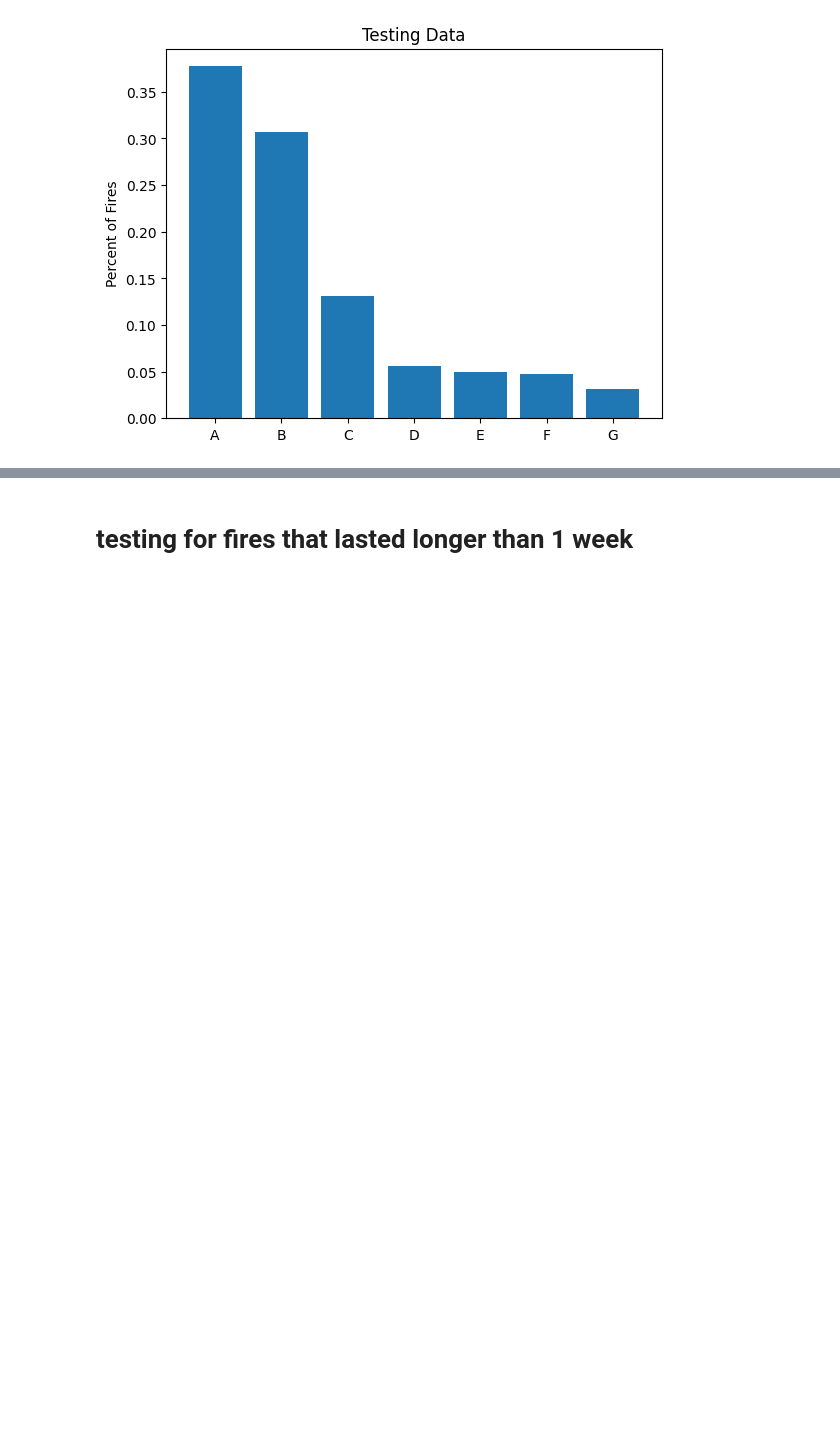
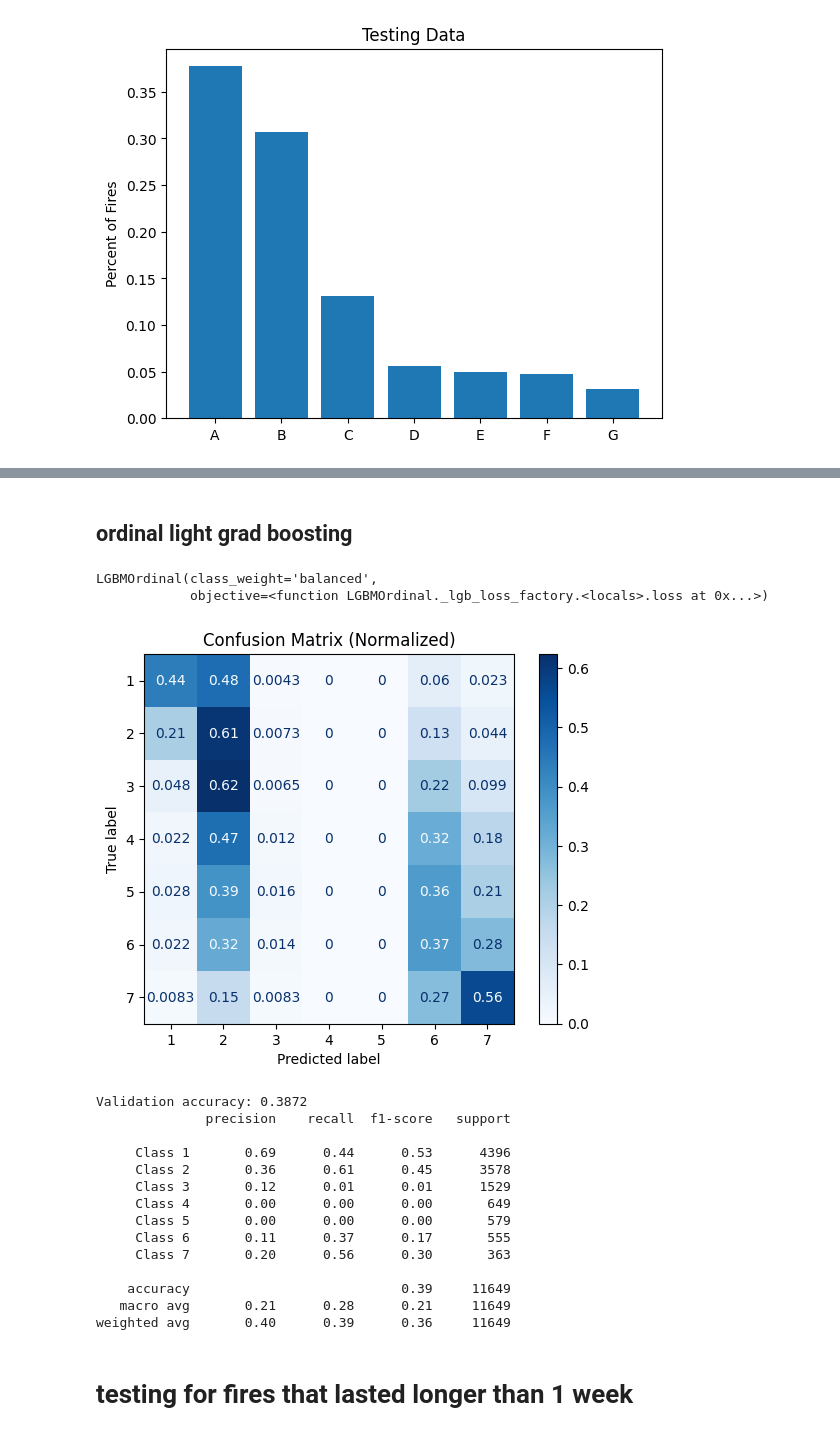
Before and after one commit to jmo2171/ml-climate, a Jupyter notebook: src/traditional_models/wildfire_correlation_models.ipynb, the cells around one changed output, grey strips where cells are left out. Drawn from its saved outputs; the diff is of its cells as text; code cells hidden in the pictures; blank space fills up the shorter version.

Commit message:
updated metrics for correlational models

```diff
--- a/src/traditional_models/wildfire_correlation_models.ipynb
+++ b/src/traditional_models/wildfire_correlation_models.ipynb
@@ -493,3 +560,54 @@ weighted avg       0.44      0.46      0.45     11649
+# %% [markdown]
+## ordinal light grad boosting
+# %%
+# classes = np.array([0,1,2,3,4,5,6])
+# # print(set(y_train))
+# y_train_np = np.array([y.item() if isinstance(y, torch.Tensor) else y for y in y_train])
+
+# weights = compute_class_weight(class_weight='balanced', classes=classes, y=y_train_np)
+# class_weight_dict = dict(zip(classes, weights))
+
+# model = LGBMOrdinal(
+#     class_weight=class_weight_dict
+# )
+model = LGBMOrdinal(class_weight='balanced')
+# model = LGBMOrdinal()
+model.fit(X_train, y_train)
+# %% [output]
+LGBMOrdinal(class_weight='balanced',
+            objective=<function LGBMOrdinal._lgb_loss_factory.<locals>.loss at 0x...>)
+# %%
+# Predict on validation
+y_pred = model.predict(X_val)
+
+# Confusion matrix
+cm = confusion_matrix(y_val, y_pred, normalize='true')
+disp = ConfusionMatrixDisplay(confusion_matrix=cm, display_labels=np.arange(1, len(class_counts)+1))
+disp.plot(cmap='Blues')
+plt.title("Confusion Matrix (Normalized)")
+plt.show()
+
+# print(y_pred)
+# Accuracy and classification report
+acc = (y_pred == y_val).mean()
+print(f"Validation accuracy: {acc:.4f}")
+print(classification_report(y_val, y_pred, target_names=[f"Class {i}" for i in range(1, len(class_counts)+1)]))
+# %% [output]
+[figure, added]
+Validation accuracy: 0.3872
+              precision    recall  f1-score   support
+
+     Class 1       0.69      0.44      0.53      4396
+     Class 2       0.36      0.61      0.45      3578
+     Class 3       0.12      0.01      0.01      1529
+     Class 4       0.00      0.00      0.00       649
+     Class 5       0.00      0.00      0.00       579
+     Class 6       0.11      0.37      0.17       555
+     Class 7       0.20      0.56      0.30       363
+
+    accuracy                           0.39     11649
+   macro avg       0.21      0.28      0.21     11649
+weighted avg       0.40      0.39      0.36     11649
 # %% [markdown]
 # testing for fires that lasted longer than 1 week
 # %%
```
Also changed, not shown: parts of 30 cells of this notebook.
